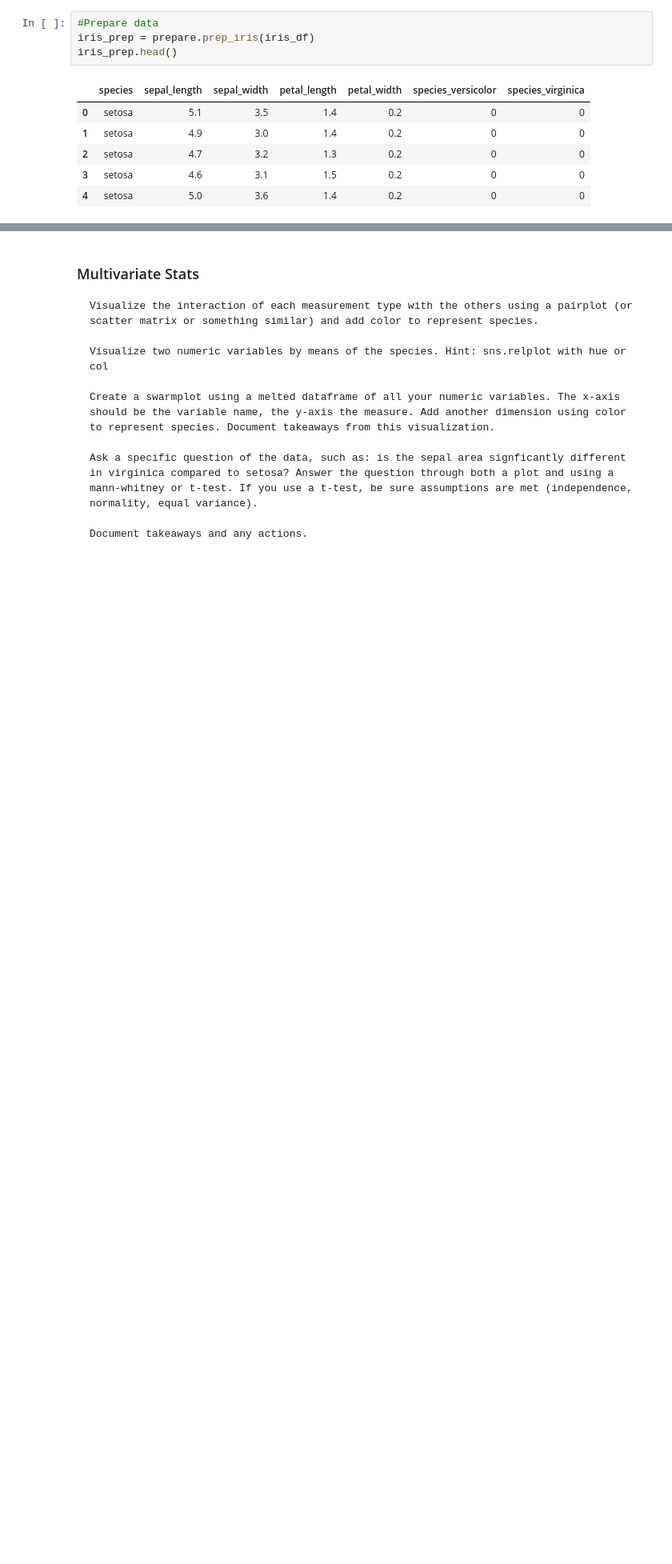
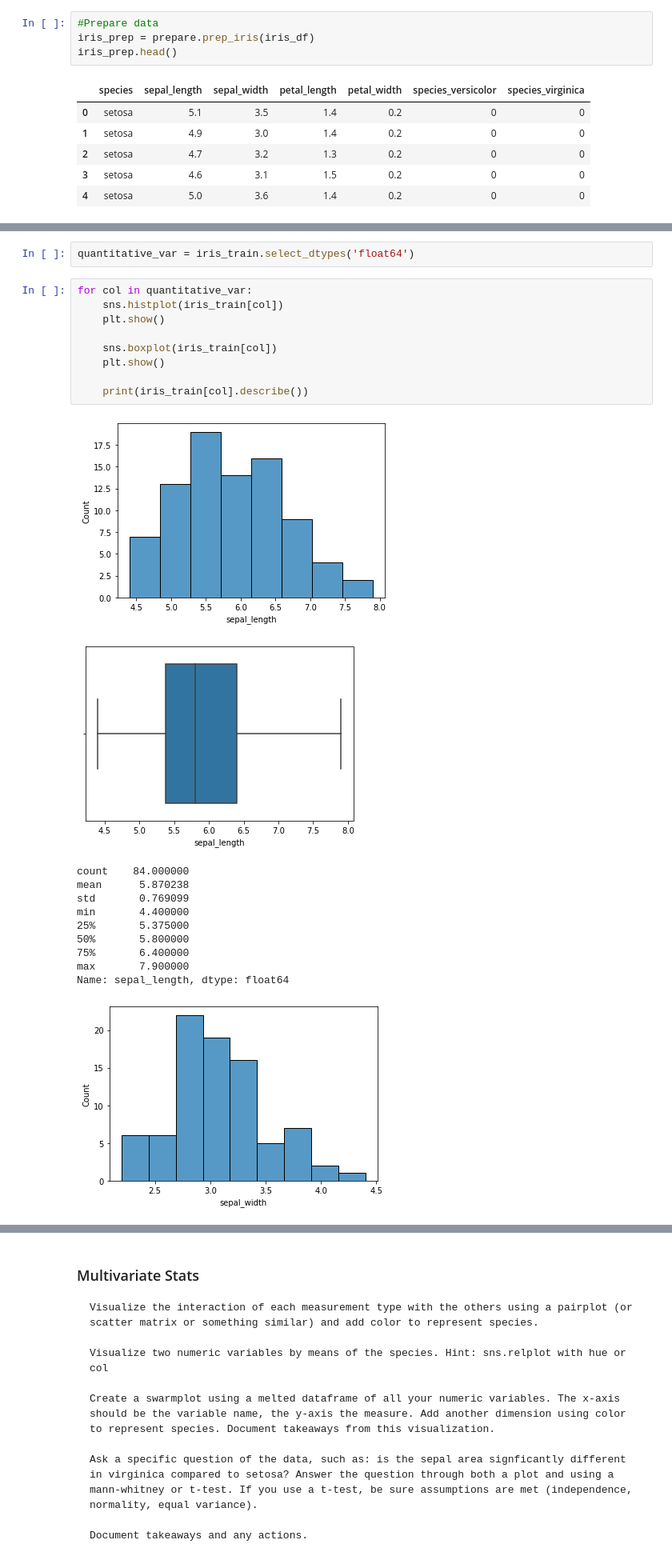
Before and after one commit to Olivert75/classification-exercises, a Jupyter notebook: classification_exercises.ipynb, the cells around one changed output, grey strips where cells are left out. Shown at 80% size. Saved outputs shown, nothing was run; the diff lists cells and outputs as text; blank space fills up the shorter version.

```diff
--- a/classification_exercises.ipynb
+++ b/classification_exercises.ipynb
@@ -663,0 +686,24 @@ iris_train, iris_validate, iris_test = prepare.iris_split_data(iris_prep)
+# %%
+quantitative_var = iris_train.select_dtypes('float64')
+# %%
+for col in quantitative_var:
+    sns.histplot(iris_train[col])
+    plt.show()
+
+    sns.boxplot(iris_train[col])
+    plt.show()
+
+    print(iris_train[col].describe())
+# %% [output]
+[figure, added]
+[figure, added]
+count    84.000000
+mean      5.870238
+std       0.769099
+min       4.400000
+25%       5.375000
+50%       5.800000
+75%       6.400000
+max       7.900000
+Name: sepal_length, dtype: float64
+[figure, added]
```
Also changed, not shown: parts of 30 cells of this notebook.
